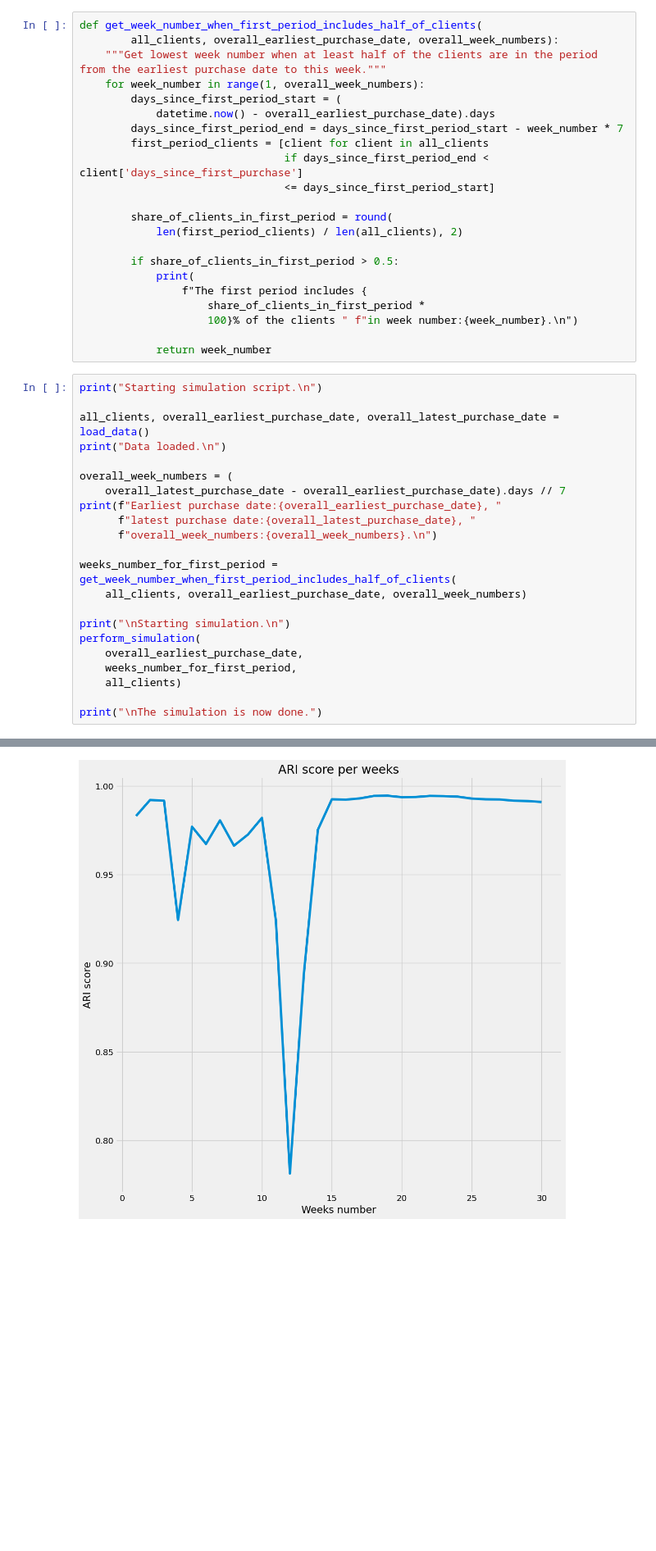
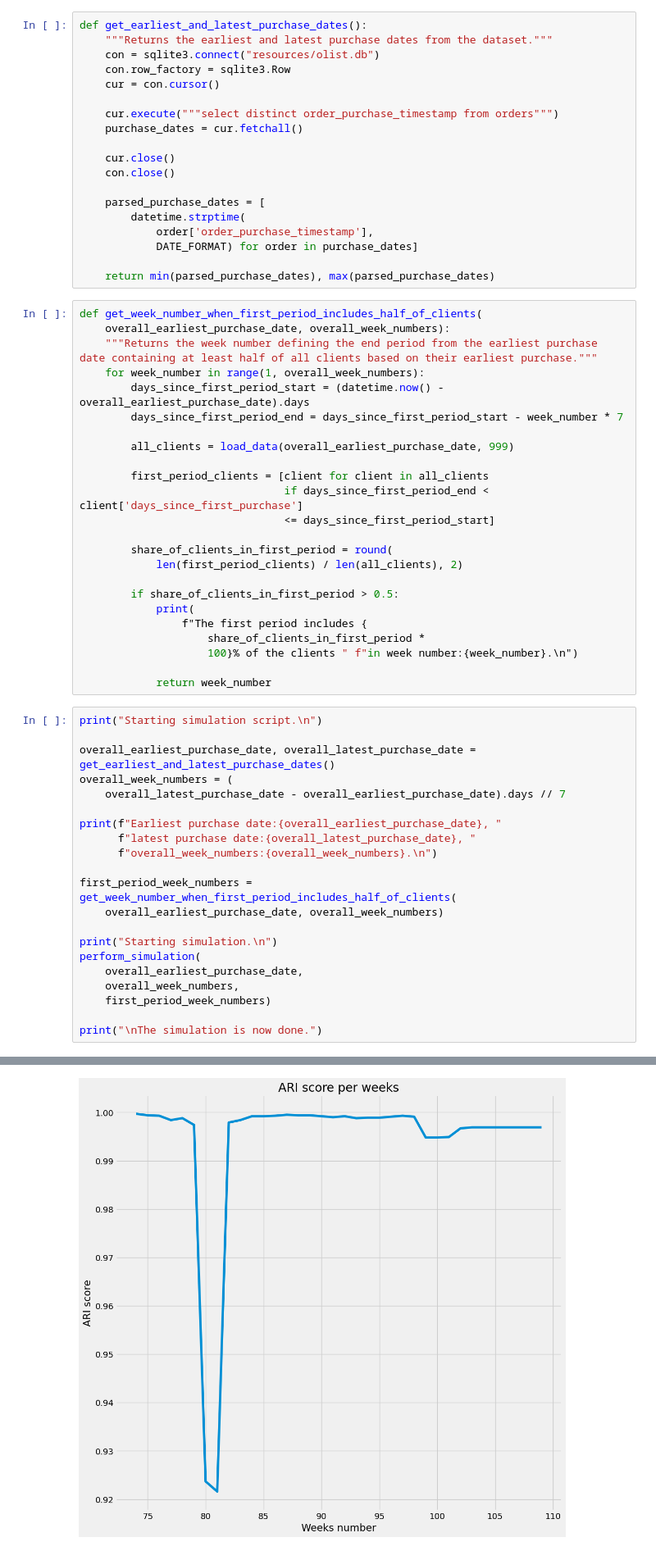
Before and after one commit to xbarrelet/ml-project-4, a Jupyter notebook: Barrelet_Xavier_4_notebook_simulation_072024.ipynb, the cells around one changed output, grey strips where cells are left out. Shown at 82% size. Drawn from its saved outputs; the diff is of its cells as text; blank space fills up the shorter version.

```diff
--- a/Barrelet_Xavier_4_notebook_simulation_072024.ipynb
+++ b/Barrelet_Xavier_4_notebook_simulation_072024.ipynb
@@ -278,11 +269,32 @@ def perform_simulation(
+# %%
+def get_earliest_and_latest_purchase_dates():
+    """Returns the earliest and latest purchase dates from the dataset."""
+    con = sqlite3.connect("resources/olist.db")
+    con.row_factory = sqlite3.Row
+    cur = con.cursor()
+
+    cur.execute("""select distinct order_purchase_timestamp from orders""")
+    purchase_dates = cur.fetchall()
+
+    cur.close()
+    con.close()
+
+    parsed_purchase_dates = [
+        datetime.strptime(
+            order['order_purchase_timestamp'],
+            DATE_FORMAT) for order in purchase_dates]
+
+    return min(parsed_purchase_dates), max(parsed_purchase_dates)
 # %%
 def get_week_number_when_first_period_includes_half_of_clients(
-        all_clients, overall_earliest_purchase_date, overall_week_numbers):
-    """Get lowest week number when at least half of the clients are in the period from the earliest purchase date to this week."""
+    overall_earliest_purchase_date, overall_week_numbers):
+    """Returns the week number defining the end period from the earliest purchase date containing at least half of all clients based on their earliest purchase."""
     for week_number in range(1, overall_week_numbers):
-        days_since_first_period_start = (
-            datetime.now() - overall_earliest_purchase_date).days
+        days_since_first_period_start = (datetime.now() - overall_earliest_purchase_date).days
         days_since_first_period_end = days_since_first_period_start - week_number * 7
+
+        all_clients = load_data(overall_earliest_purchase_date, 999)
+
         first_period_clients = [client for client in all_clients
                                 if days_since_first_period_end < client['days_since_first_purchase']
                                 <= days_since_first_period_start]
@@ -300,23 +312,22 @@ def get_week_number_when_first_period_includes_half_of_clients(
 # %%
 print("Starting simulation script.\n")
 
-all_clients, overall_earliest_purchase_date, overall_latest_purchase_date = load_data()
-print("Data loaded.\n")
-
+overall_earliest_purchase_date, overall_latest_purchase_date = get_earliest_and_latest_purchase_dates()
 overall_week_numbers = (
     overall_latest_purchase_date - overall_earliest_purchase_date).days // 7
+
 print(f"Earliest purchase date:{overall_earliest_purchase_date}, "
       f"latest purchase date:{overall_latest_purchase_date}, "
       f"overall_week_numbers:{overall_week_numbers}.\n")
 
-weeks_number_for_first_period = get_week_number_when_first_period_includes_half_of_clients(
-    all_clients, overall_earliest_purchase_date, overall_week_numbers)
+first_period_week_numbers = get_week_number_when_first_period_includes_half_of_clients(
+    overall_earliest_purchase_date, overall_week_numbers)
 
-print("\nStarting simulation.\n")
+print("Starting simulation.\n")
 perform_simulation(
     overall_earliest_purchase_date,
-    weeks_number_for_first_period,
-    all_clients)
+    overall_week_numbers,
+    first_period_week_numbers)
 
 print("\nThe simulation is now done.")
 # %% [output]
@@ -340,2 +351,2 @@ ARI score:0.99 for weeks number:30.
-[figure, old version]
+[figure, new version]
 The simulation is now done.
```
Also changed, not shown: parts of 7 cells of this notebook, 5 other files.
